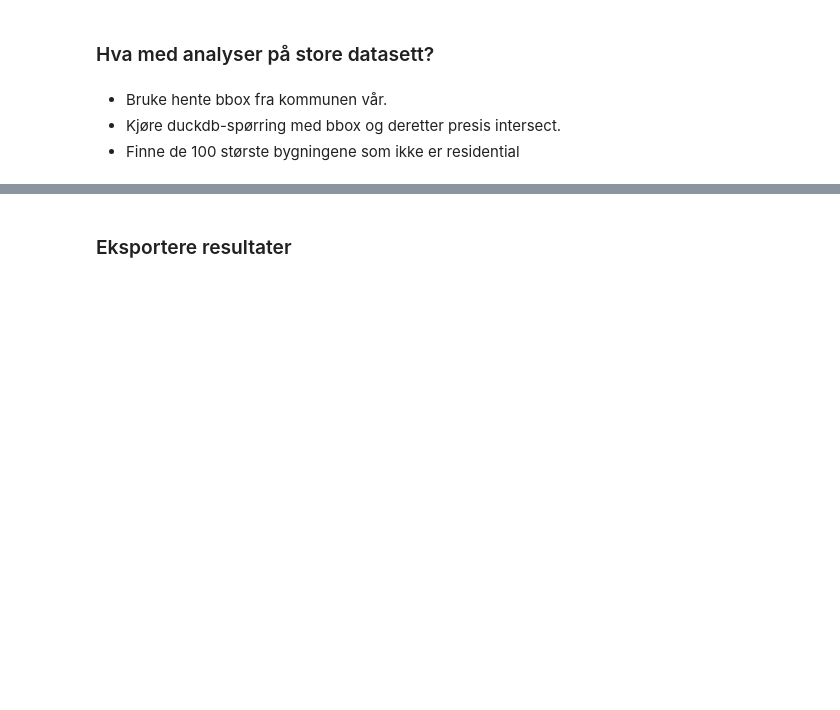
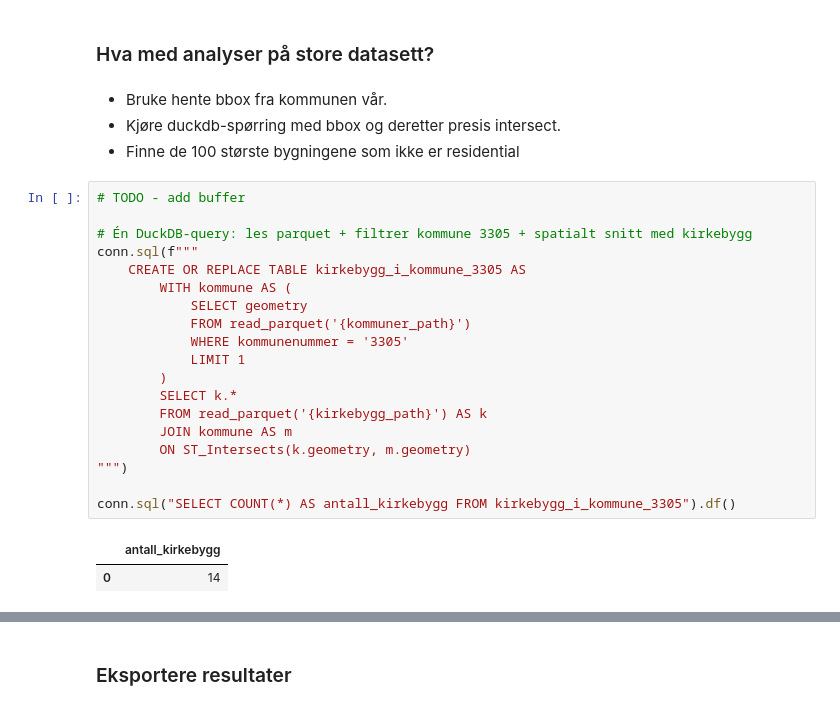
Before and after one commit to kartAI/skygeo, a Jupyter notebook: src/skygeo-workshop/Cumulus_Geographica.ipynb, the cells around one changed output, grey strips where cells are left out. Cells and saved outputs as stored; diff of their text form; blank space fills up the shorter version.

Commit message:
flyttet duckdb analyser og kombinerte til kombinerte analyser direkte fra parquet

```diff
--- a/src/skygeo-workshop/Cumulus_Geographica.ipynb
+++ b/src/skygeo-workshop/Cumulus_Geographica.ipynb
@@ -287,3 +283,25 @@ display(f"Antall kirker i buffer er {kirker_i_buffer_antall} og rommer {kirker_i
 - Bruke hente bbox fra kommunen vår.
 - Kjøre duckdb-spørring med bbox og deretter presis intersect.
 - Finne de 100 største bygningene som ikke er residential
+# %%
+# TODO - add buffer
+
+# Én DuckDB-query: les parquet + filtrer kommune 3305 + spatialt snitt med kirkebygg
+conn.sql(f"""
+    CREATE OR REPLACE TABLE kirkebygg_i_kommune_3305 AS
+        WITH kommune AS (
+            SELECT geometry
+            FROM read_parquet('{kommuner_path}')
+            WHERE kommunenummer = '3305'
+            LIMIT 1
+        )
+        SELECT k.*
+        FROM read_parquet('{kirkebygg_path}') AS k
+        JOIN kommune AS m
+        ON ST_Intersects(k.geometry, m.geometry)
+""")
+
+conn.sql("SELECT COUNT(*) AS antall_kirkebygg FROM kirkebygg_i_kommune_3305").df()
+# %% [output]
+|  | antall_kirkebygg |
+| 0 | 14 |
```
Also changed, not shown: parts of 16 cells of this notebook.
